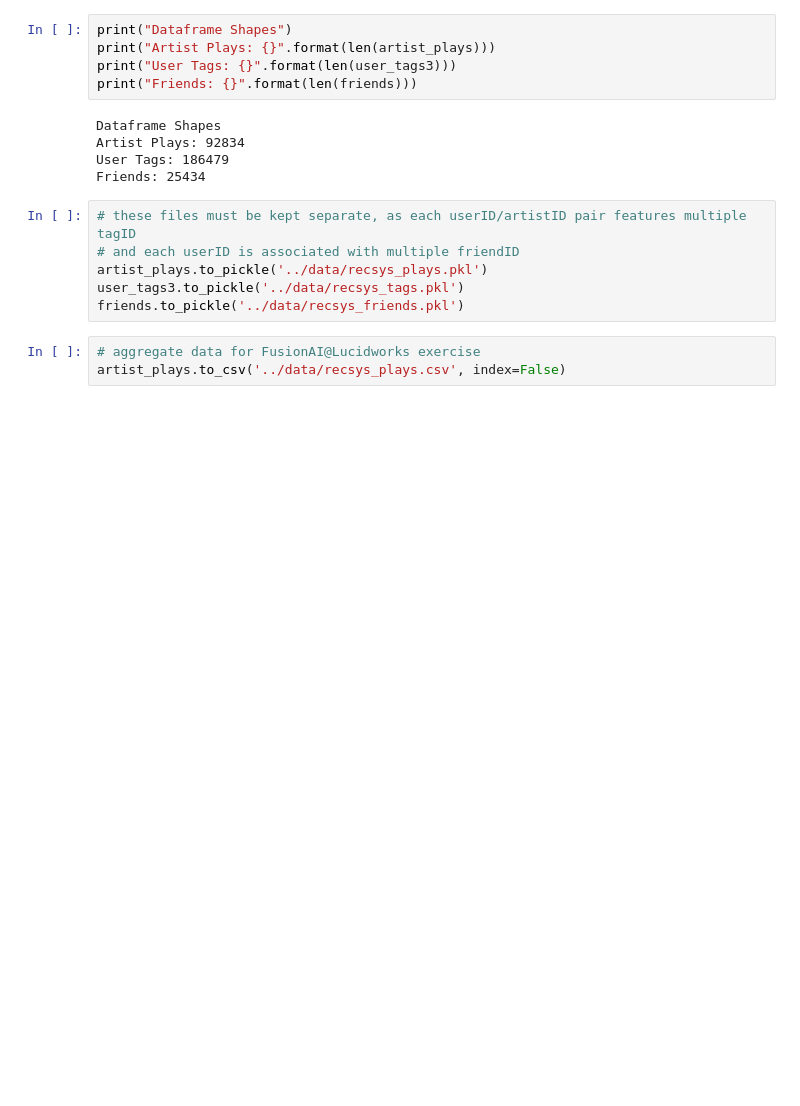
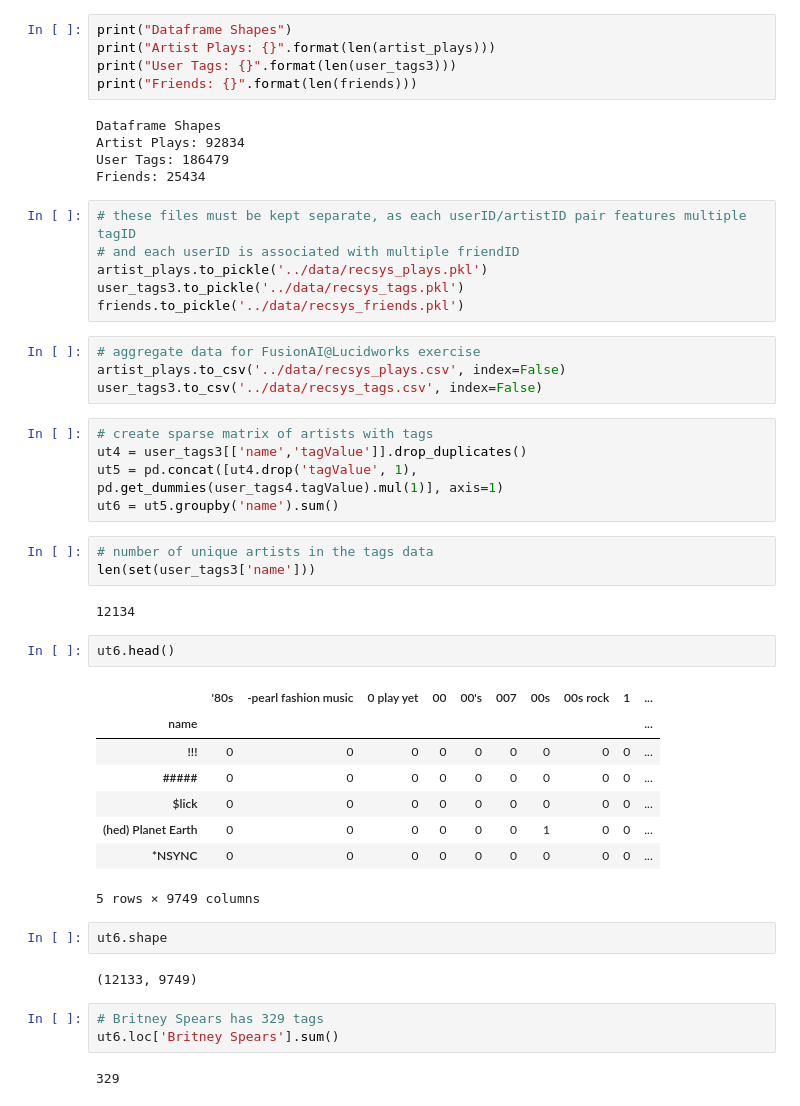
Before and after one commit to cipher813/recommender_system, a Jupyter notebook: notebooks/LastFM_Recommender_DataCleaning.ipynb, the cells around one changed output. Drawn from its saved outputs; the diff is of its cells as text; blank space fills up the shorter version.

```diff
--- a/notebooks/LastFM_Recommender_DataCleaning.ipynb
+++ b/notebooks/LastFM_Recommender_DataCleaning.ipynb
@@ -144,3 +144,34 @@ friends.to_pickle('../data/recsys_friends.pkl')
 # %%
 # aggregate data for FusionAI@Lucidworks exercise
 artist_plays.to_csv('../data/recsys_plays.csv', index=False)
+user_tags3.to_csv('../data/recsys_tags.csv', index=False)
+# %%
+# create sparse matrix of artists with tags
+ut4 = user_tags3[['name','tagValue']].drop_duplicates()
+ut5 = pd.concat([ut4.drop('tagValue', 1), pd.get_dummies(user_tags4.tagValue).mul(1)], axis=1)
+ut6 = ut5.groupby('name').sum()
+# %%
+# number of unique artists in the tags data
+len(set(user_tags3['name']))
+# %% [output]
+12134
+# %%
+ut6.head()
+# %% [output]
+|  | '80s | -pearl fashion music | 0 play yet | 00 | 00's | 007 | 00s | 00s rock | 1 | ... |
+| name |  |  |  |  |  |  |  |  |  | ... |
+| !!! | 0 | 0 | 0 | 0 | 0 | 0 | 0 | 0 | 0 | ... |
+| ##### | 0 | 0 | 0 | 0 | 0 | 0 | 0 | 0 | 0 | ... |
+| $lick | 0 | 0 | 0 | 0 | 0 | 0 | 0 | 0 | 0 | ... |
+| (hed) Planet Earth | 0 | 0 | 0 | 0 | 0 | 0 | 1 | 0 | 0 | ... |
+| *NSYNC | 0 | 0 | 0 | 0 | 0 | 0 | 0 | 0 | 0 | ... |
+5 rows × 9749 columns
+# %%
+ut6.shape
+# %% [output]
+(12133, 9749)
+# %%
+# Britney Spears has 329 tags
+ut6.loc['Britney Spears'].sum()
+# %% [output]
+329
```
Also changed, not shown: parts of 14 cells of this notebook.
